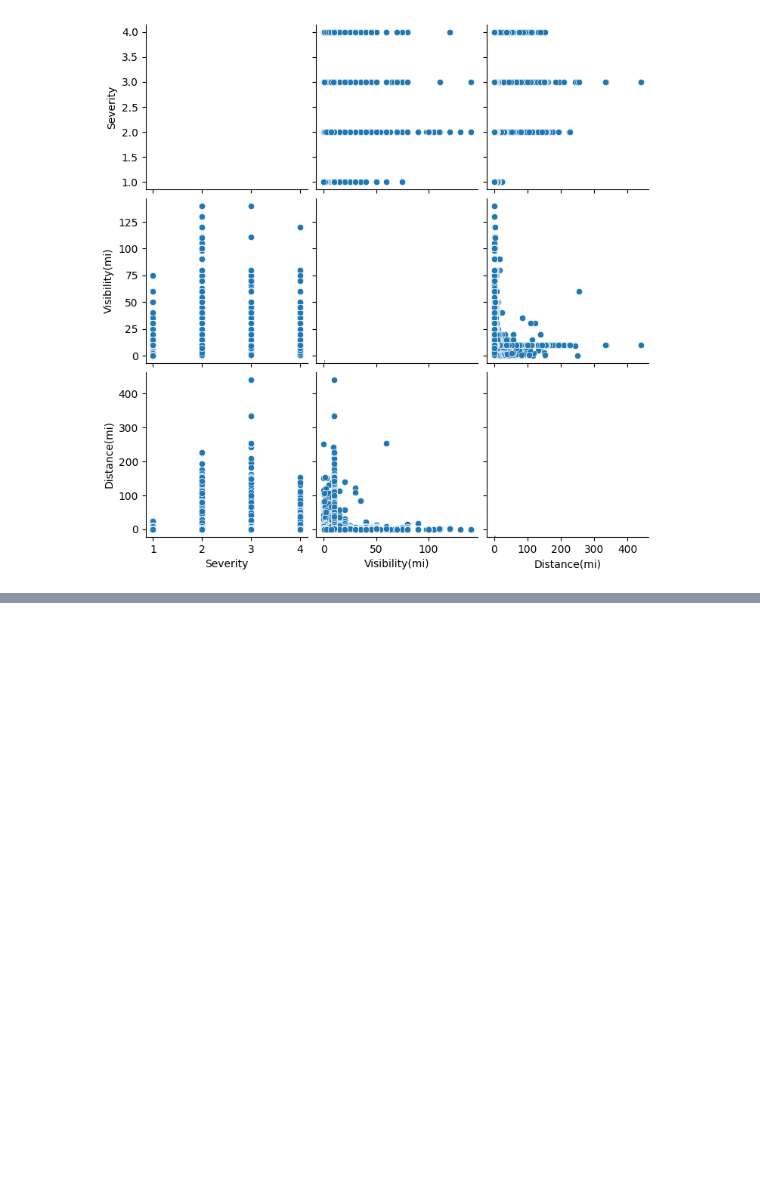
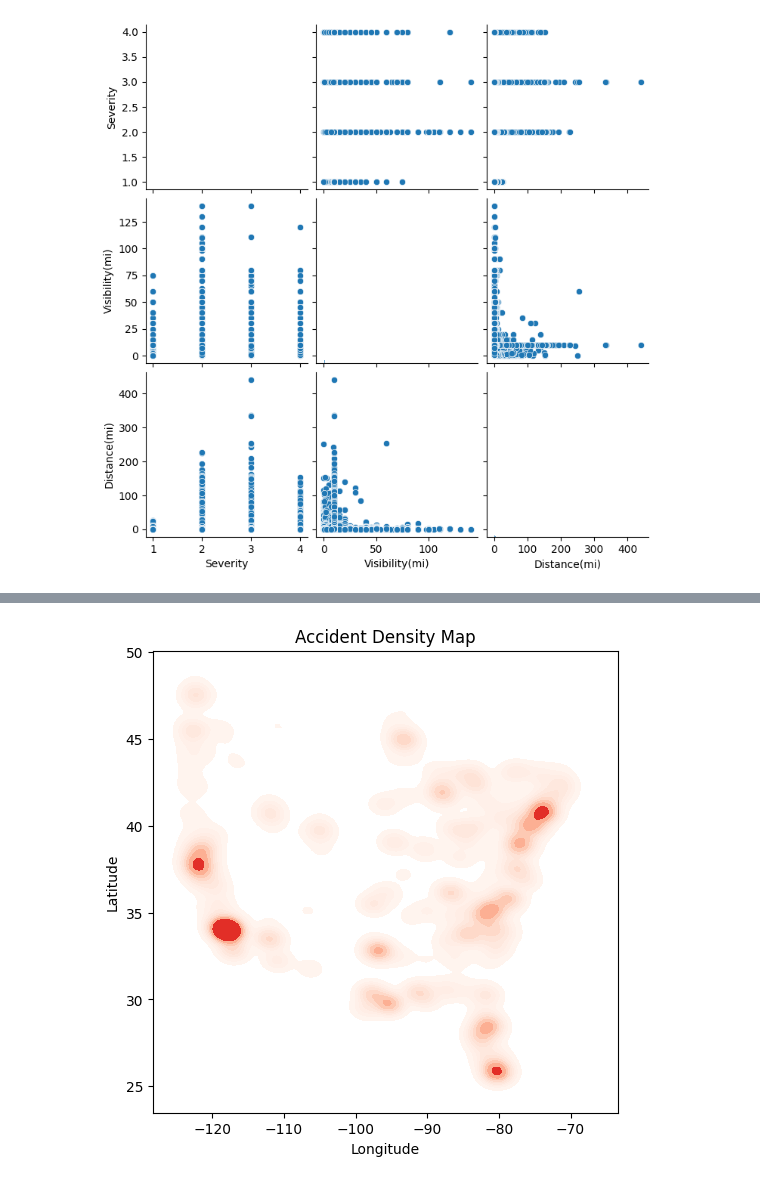
Before and after one commit to chetan-1306/RoadSafe-Analytics, a Jupyter notebook: eda.ipynb, the cells around one changed output, grey strips where cells are left out. Saved outputs shown, nothing was run; the diff lists cells and outputs as text; code cells hidden in the pictures; blank space fills up the shorter version.

```diff
--- a/eda.ipynb
+++ b/eda.ipynb
@@ -382,0 +398,16 @@ plt.show()
+# %%
+# density map for better visualization
+plt.figure(figsize=(6,6))
+sns.kdeplot(
+    x=df['Start_Lng'],
+    y=df['Start_Lat'],
+    cmap='Reds',
+    fill=True,
+    thresh=0.05
+)
+plt.title('Accident Density Map')
+plt.xlabel('Longitude')
+plt.ylabel('Latitude')
+plt.show()
+# %% [output]
+[figure, added]
```
Also changed, not shown: parts of 5 cells of this notebook.
